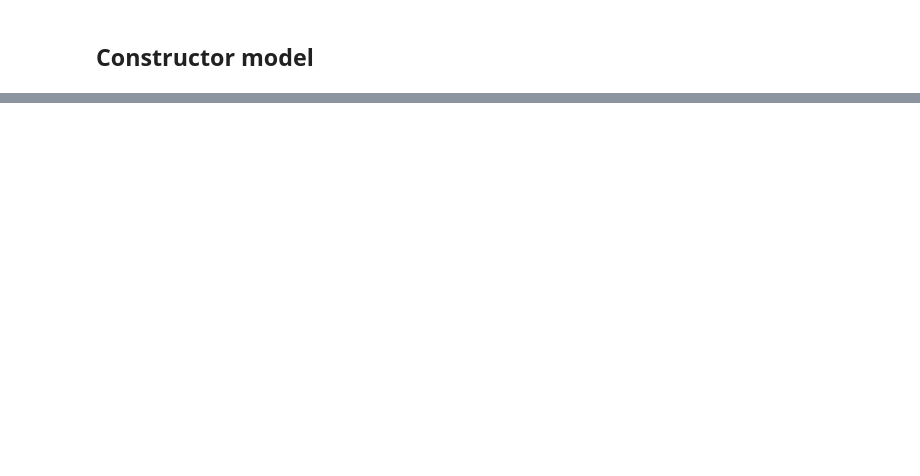
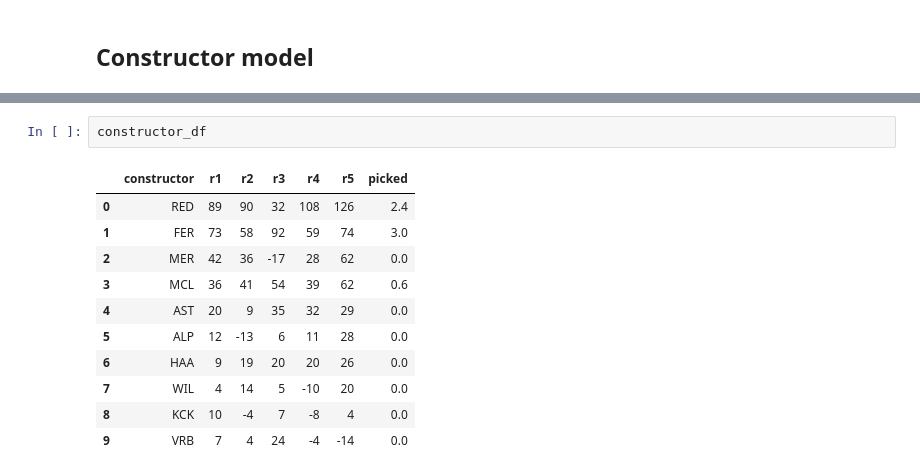
Before and after one commit to ldhaliwal/F1FantasyTeamOptimizer, a Jupyter notebook: model.ipynb, the cells around one changed output, grey strips where cells are left out. Drawn from its saved outputs; the diff is of its cells as text; blank space fills up the shorter version.

```diff
--- a/model.ipynb
+++ b/model.ipynb
@@ -32,0 +55,14 @@ constructor_df = pd.read_csv("data/driver_data.csv")
+# %%
+constructor_df
+# %% [output]
+|  | constructor | r1 | r2 | r3 | r4 | r5 | picked |
+| 0 | RED | 89 | 90 | 32 | 108 | 126 | 2.4 |
+| 1 | FER | 73 | 58 | 92 | 59 | 74 | 3.0 |
+| 2 | MER | 42 | 36 | -17 | 28 | 62 | 0.0 |
+| 3 | MCL | 36 | 41 | 54 | 39 | 62 | 0.6 |
+| 4 | AST | 20 | 9 | 35 | 32 | 29 | 0.0 |
+| 5 | ALP | 12 | -13 | 6 | 11 | 28 | 0.0 |
+| 6 | HAA | 9 | 19 | 20 | 20 | 26 | 0.0 |
+| 7 | WIL | 4 | 14 | 5 | -10 | 20 | 0.0 |
+| 8 | KCK | 10 | -4 | 7 | -8 | 4 | 0.0 |
+| 9 | VRB | 7 | 4 | 24 | -4 | -14 | 0.0 |
```
Also changed, not shown: parts of 11 cells of this notebook, 2 other files.
